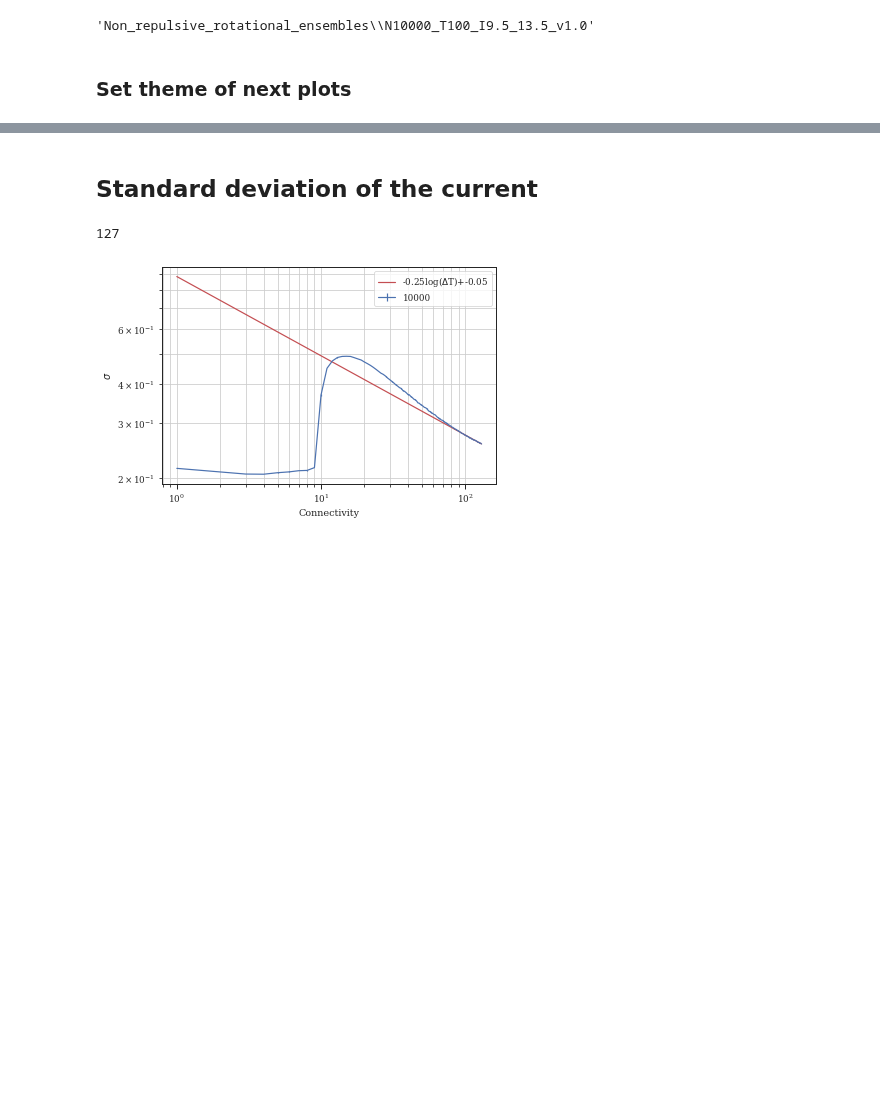
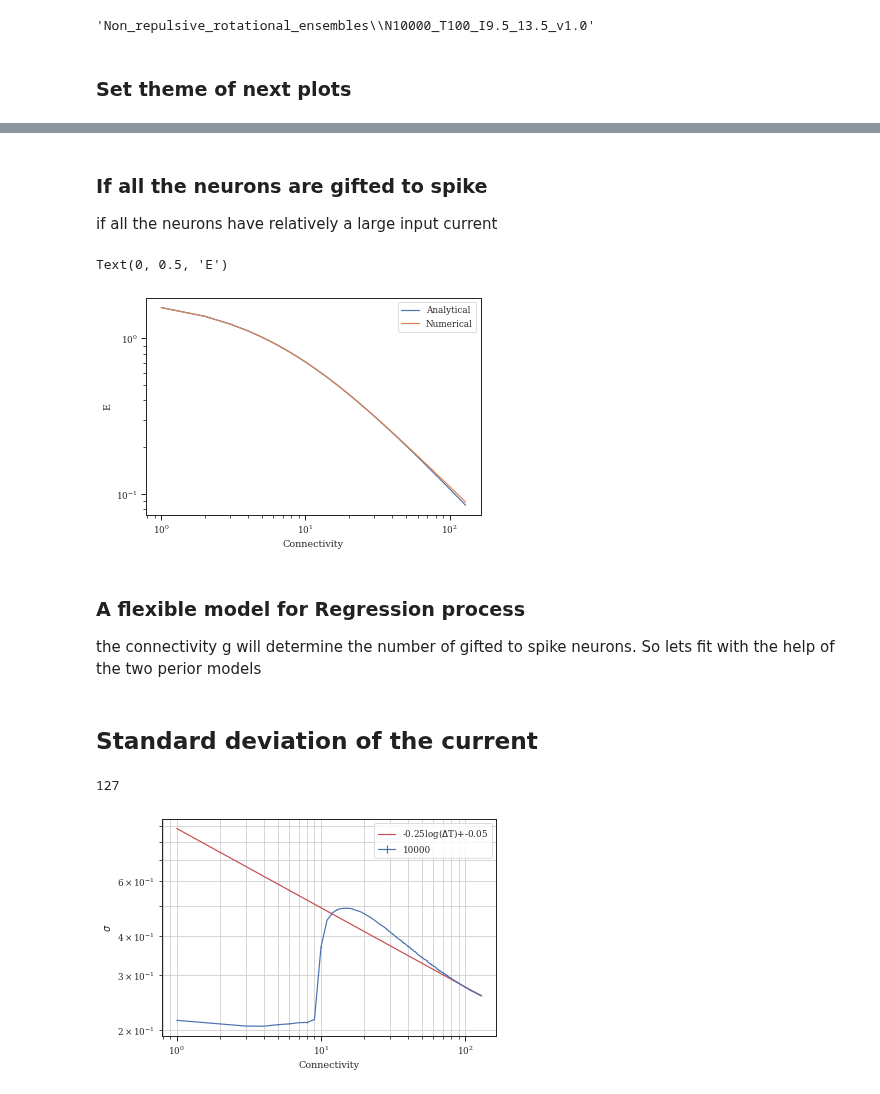
Before and after one commit to mmehrani/master_thesis, a Jupyter notebook: scripts/all_neurons_model_in_one_place/averaging_on_ensembles.ipynb, the cells around one changed output, grey strips where cells are left out. Saved outputs shown, nothing was run; the diff lists cells and outputs as text; code cells hidden in the pictures; blank space fills up the shorter version.

```diff
--- a/scripts/all_neurons_model_in_one_place/averaging_on_ensembles.ipynb
+++ b/scripts/all_neurons_model_in_one_place/averaging_on_ensembles.ipynb
@@ -82,3 +211,31 @@ sns.set_theme(context='paper', font= 'Serif', style = 'ticks')
+# %% [markdown]
+### If all the neurons are gifted to spike
+if all the neurons have relatively a large input current
+# %%
+ro =  1 / ( 2*np.pi*(random_input_span[1] - random_input_span[0]) )
+g_arr = np.array(g_list)
+e_analytical = ro*(random_input_span[1]**2 - random_input_span[0]**2)
+e_analytical /=  (1 + g_arr*ro*(random_input_span[1] - random_input_span[0]))*2
+
+fig = plt.figure()
+ax = fig.subplots()
+
+ax.set_xscale("log")
+ax.set_yscale("log")
+
+first_indexes = 0
+ax.plot(g_arr[first_indexes:], e_analytical[first_indexes:], label = 'Analytical')
+ax.plot(g_arr[first_indexes:], e_mean[first_indexes:], label = 'Numerical')
+
+plt.legend()
+ax.set_xlabel('Connectivity')
+ax.set_ylabel('E')
+# %% [output]
+Text(0, 0.5, 'E')
+[figure, added]
+# %% [markdown]
+### A flexible model for Regression process
+the connectivity g will determine the number of gifted to spike neurons. So lets fit with the help of the two perior models
 # %% [markdown]
 ## Standard deviation of the current
 # %%
```
Also changed, not shown: parts of 26 cells of this notebook, 6 other files.
